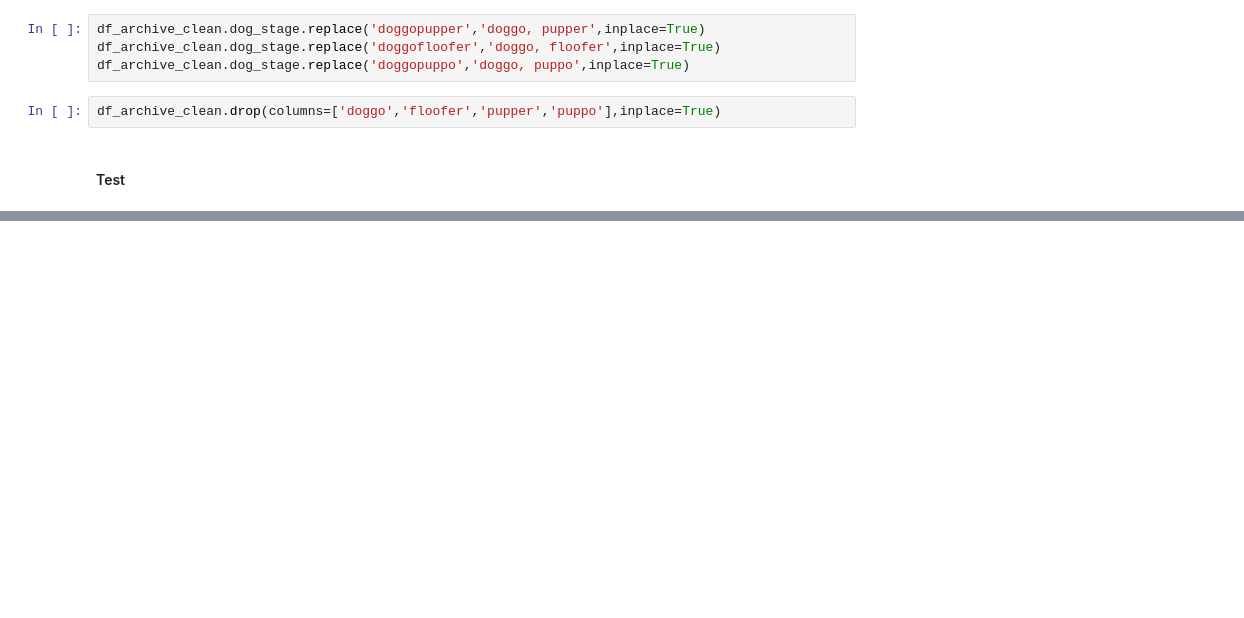
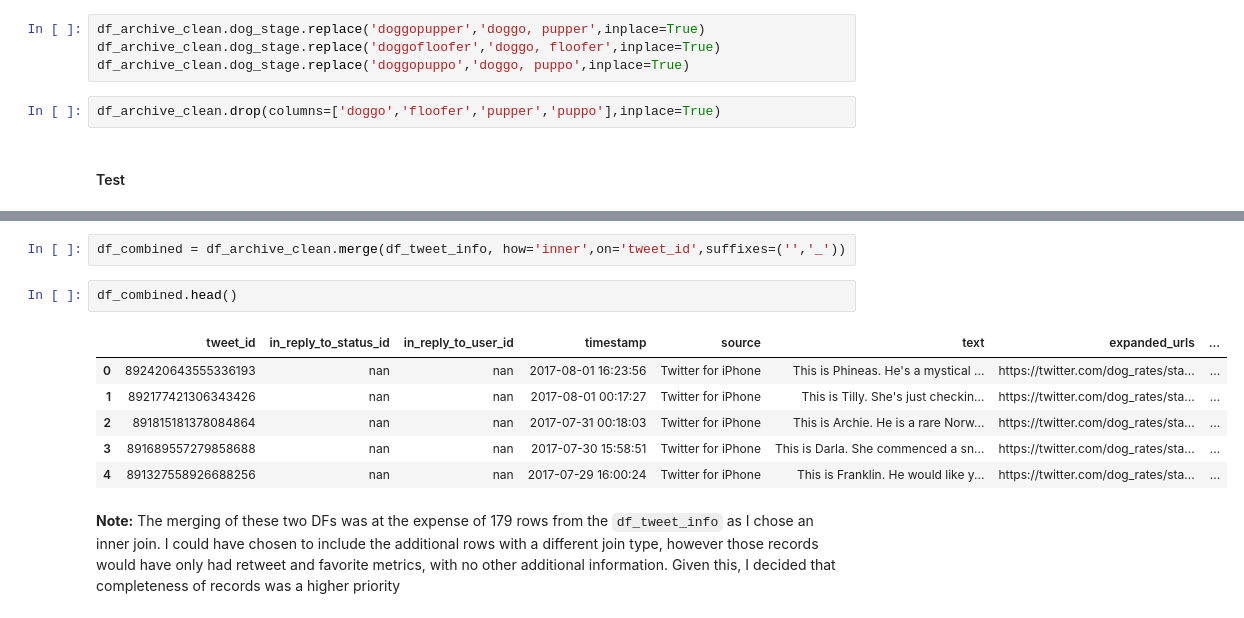
Before and after one commit to Tavnuh/we-rate-dogs, a Jupyter notebook: we-rate-dogs-Data-Wrangling.ipynb, the cells around one changed output, grey strips where cells are left out. Cells and saved outputs as stored; diff of their text form; blank space fills up the shorter version.

```diff
--- a/we-rate-dogs-Data-Wrangling.ipynb
+++ b/we-rate-dogs-Data-Wrangling.ipynb
@@ -506,0 +550,13 @@ df_archive_clean.head()
+# %%
+df_combined = df_archive_clean.merge(df_tweet_info, how='inner',on='tweet_id',suffixes=('','_'))
+# %%
+df_combined.head()
+# %% [output]
+|  | tweet_id | in_reply_to_status_id | in_reply_to_user_id | timestamp | source | text | expanded_urls | ... |
+| 0 | 892420643555336193 | nan | nan | 2017-08-01 16:23:56 | Twitter for iPhone | This is Phineas. He's a mystical ... | https://twitter.com/dog_rates/sta... | ... |
+| 1 | 892177421306343426 | nan | nan | 2017-08-01 00:17:27 | Twitter for iPhone | This is Tilly. She's just checkin... | https://twitter.com/dog_rates/sta... | ... |
+| 2 | 891815181378084864 | nan | nan | 2017-07-31 00:18:03 | Twitter for iPhone | This is Archie. He is a rare Norw... | https://twitter.com/dog_rates/sta... | ... |
+| 3 | 891689557279858688 | nan | nan | 2017-07-30 15:58:51 | Twitter for iPhone | This is Darla. She commenced a sn... | https://twitter.com/dog_rates/sta... | ... |
+| 4 | 891327558926688256 | nan | nan | 2017-07-29 16:00:24 | Twitter for iPhone | This is Franklin. He would like y... | https://twitter.com/dog_rates/sta... | ... |
+# %% [markdown]
+**Note:** The merging of these two DFs was at the expense of 179 rows from the `df_tweet_info` as I chose an inner join. I could have chosen to include the additional rows with a different join type, however those records would have only had retweet and favorite metrics, with no other additional information. Given this, I decided that completeness of records was a higher priority
```
Also changed, not shown: parts of 12 cells of this notebook.
